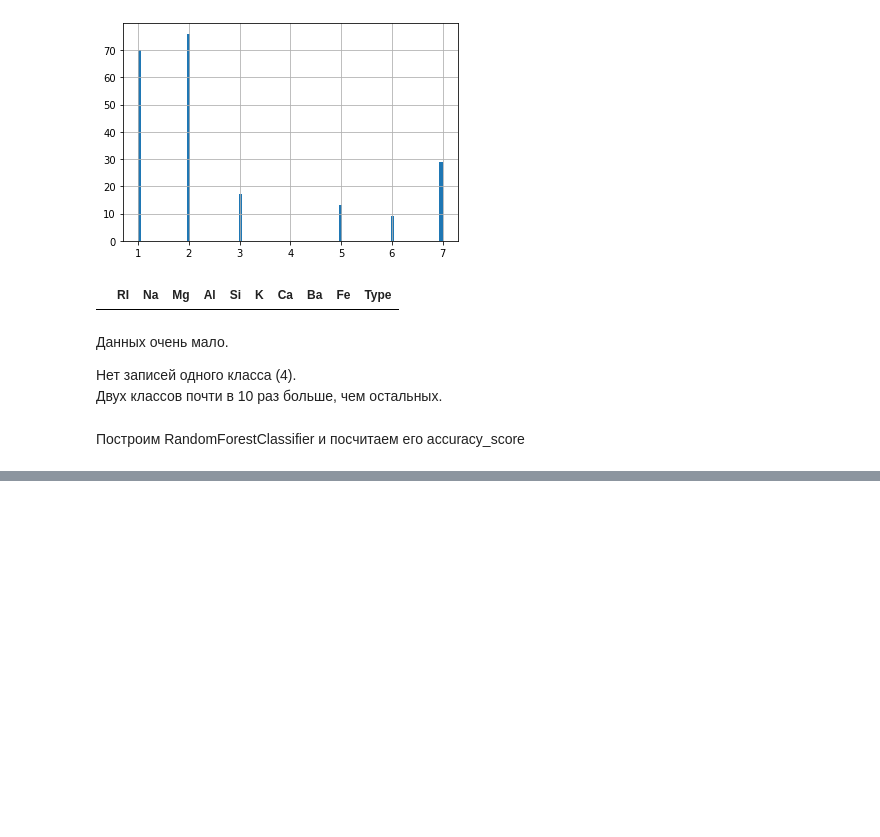
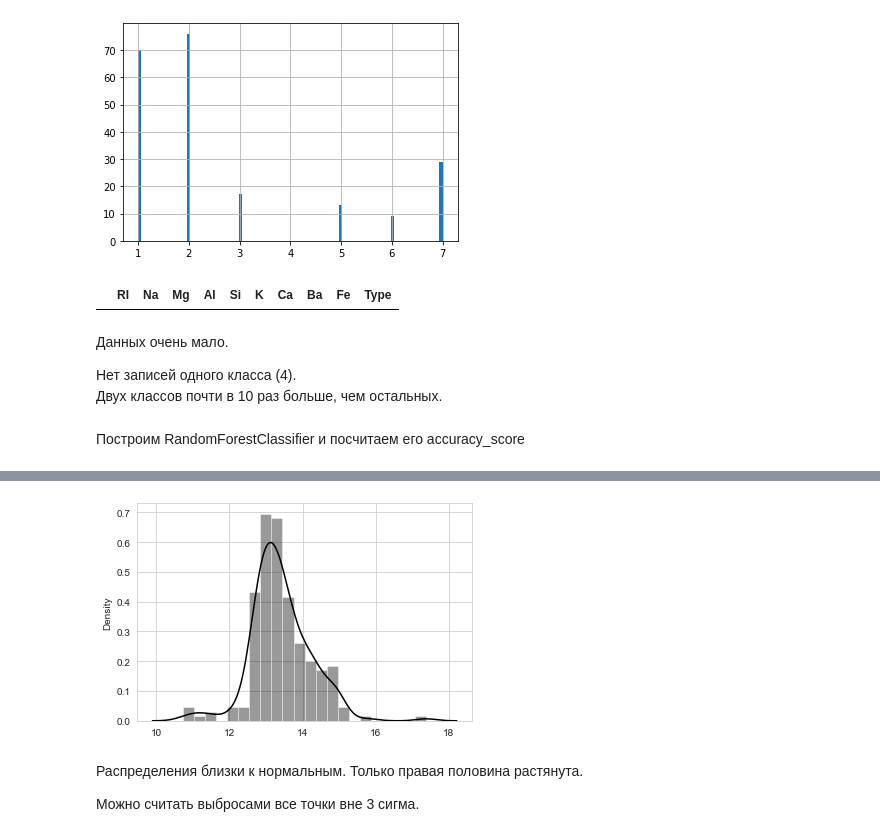
Before and after one commit to sergeimoiseev/neuro, a Jupyter notebook: feml-11-hw-07-outliers/task07.ipynb, the cells around one changed output, grey strips where cells are left out. Drawn from its saved outputs; the diff is of its cells as text; code cells hidden in the pictures; blank space fills up the shorter version.

```diff
--- a/feml-11-hw-07-outliers/task07.ipynb
+++ b/feml-11-hw-07-outliers/task07.ipynb
@@ -49,0 +62,8 @@ accuracy_score(y_test, y_pred)
+# %%
+ax = sns.distplot(df[['Na']],color='black')
+# %% [output]
+[figure, added]
+# %% [markdown]
+Распределения близки к нормальным. Только правая половина растянута.
+
+Можно считать выбросами все точки вне 3 сигма.
```
Also changed, not shown: parts of 17 cells of this notebook.
